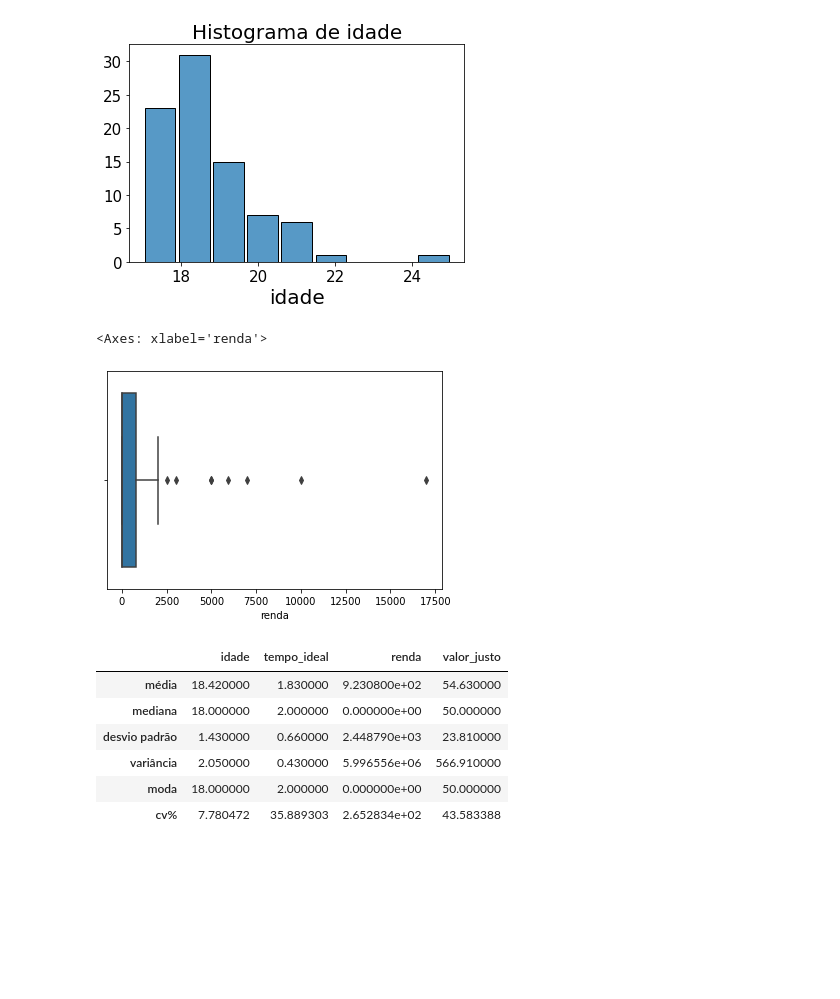
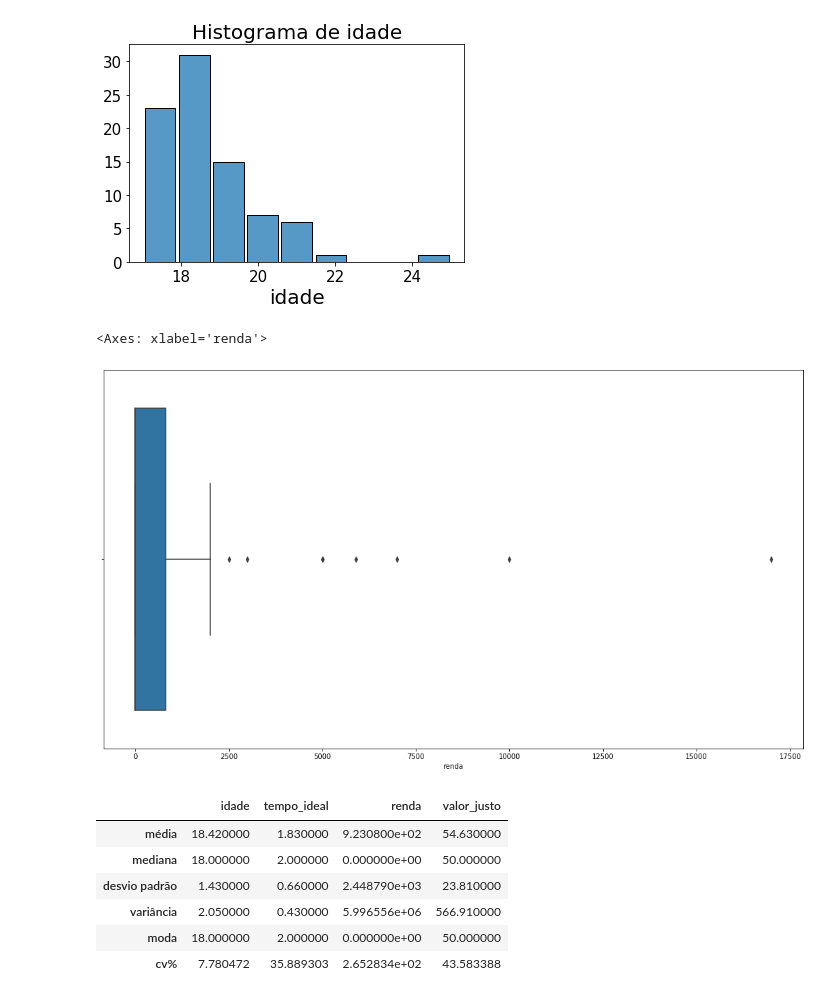
Before and after one commit to JoaoVitorBranco/T1-Estatisitca, a Jupyter notebook: T1_estatistica.ipynb, the cells around one changed output. Saved outputs shown, nothing was run; the diff lists cells and outputs as text; code cells hidden in the pictures; blank space fills up the shorter version.

```diff
--- a/T1_estatistica.ipynb
+++ b/T1_estatistica.ipynb
@@ -479,10 +396,11 @@ plotaHist(df,'idade','Histograma de idade','idade', '')
 [figure]
 # %%
 # analisando a renda
+fig = plt.figure(figsize=(18, 10))
 sns.boxplot(data=df, x='renda')
 # %% [output]
 <Axes: xlabel='renda'>
-[figure, old version]
+[figure, new version]
 # %%
 variaveis_quantitativas = colunas_variaveis_discretas + colunas_variaveis_continuas
 
```
Also changed, not shown: parts of 12 cells of this notebook.
